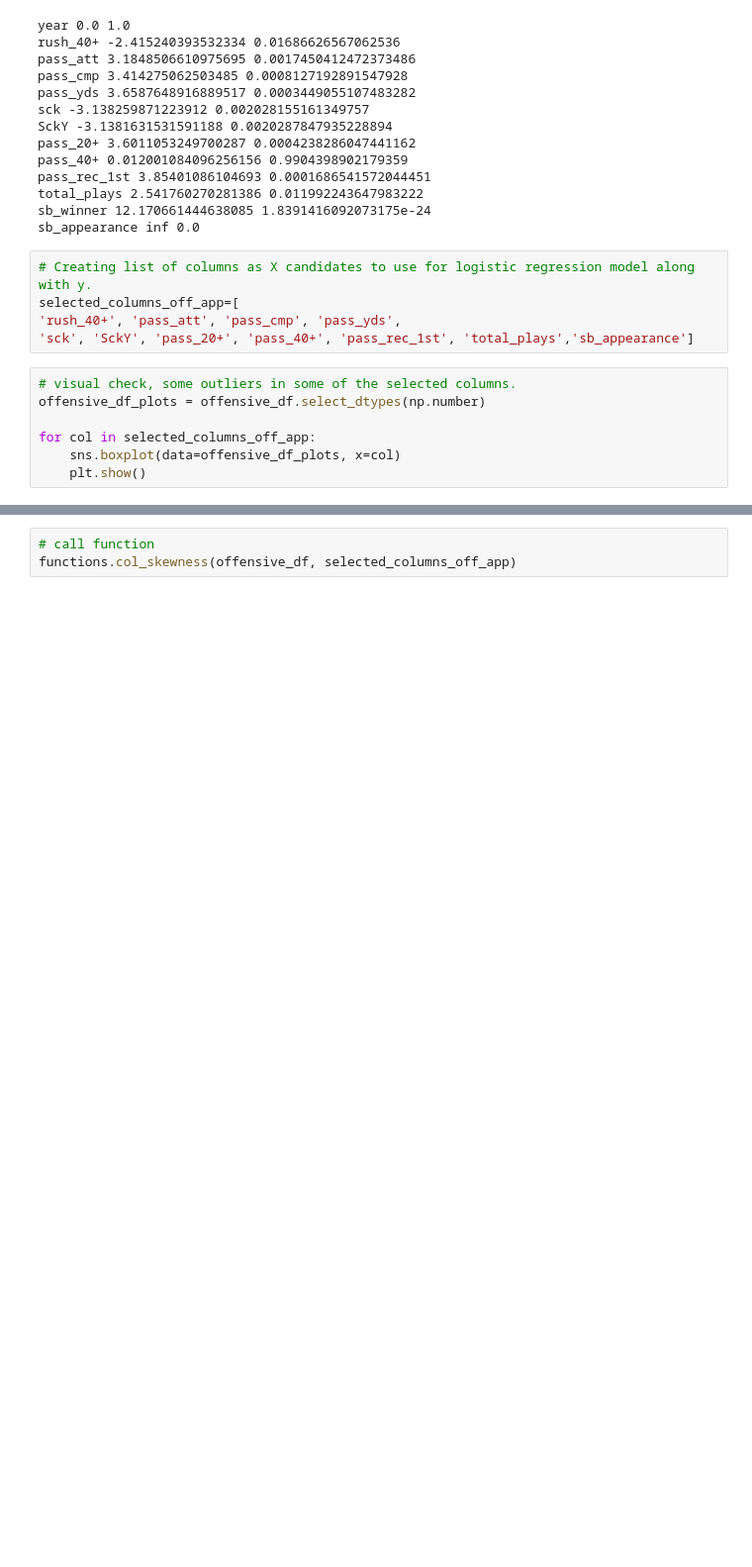
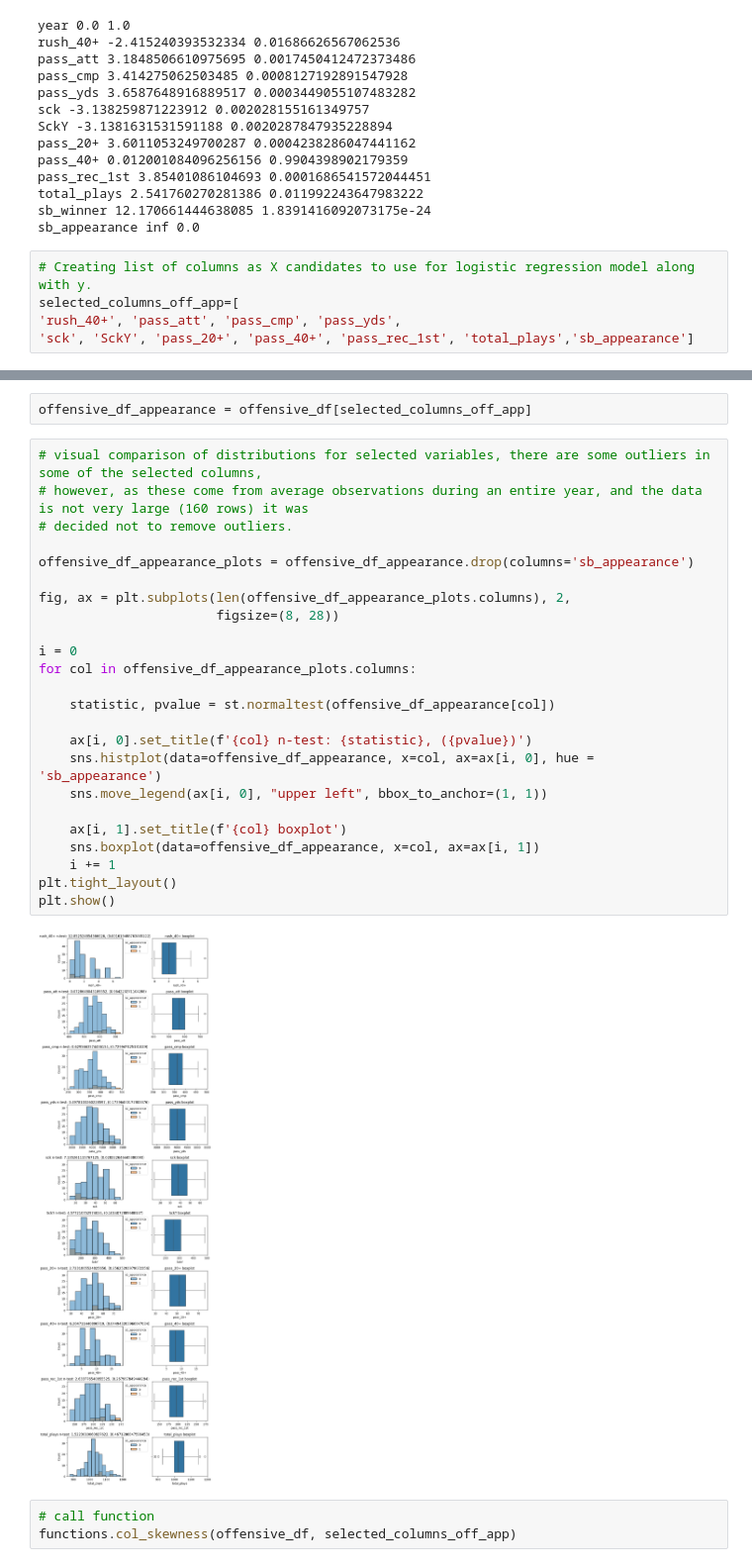
Before and after one commit to aferrers/nfl_superbowl_winners, a Jupyter notebook: notebooks/logistic_regression.ipynb, the cells around one changed output, grey strips where cells are left out. Shown at 99% size. Cells and saved outputs as stored; diff of their text form; blank space fills up the shorter version.

```diff
--- a/notebooks/logistic_regression.ipynb
+++ b/notebooks/logistic_regression.ipynb
@@ -652,10 +654,3 @@ sb_appearance inf 0.0
 selected_columns_off_app=[
 'rush_40+', 'pass_att', 'pass_cmp', 'pass_yds',
 'sck', 'SckY', 'pass_20+', 'pass_40+', 'pass_rec_1st', 'total_plays','sb_appearance']
-# %%
-# visual check, some outliers in some of the selected columns.
-offensive_df_plots = offensive_df.select_dtypes(np.number)
-
-for col in selected_columns_off_app:
-    sns.boxplot(data=offensive_df_plots, x=col)
-    plt.show()
@@ -674,3 +657,31 @@ for col in selected_columns_off_app:
+# %%
+offensive_df_appearance = offensive_df[selected_columns_off_app]
+# %%
+# visual comparison of distributions for selected variables, there are some outliers in some of the selected columns,
+# however, as these come from average observations during an entire year, and the data is not very large (160 rows) it was
+# decided not to remove outliers.
+
+offensive_df_appearance_plots = offensive_df_appearance.drop(columns='sb_appearance')
+
+fig, ax = plt.subplots(len(offensive_df_appearance_plots.columns), 2,
+                       figsize=(8, 28))
+
+i = 0
+for col in offensive_df_appearance_plots.columns:
+
+    statistic, pvalue = st.normaltest(offensive_df_appearance[col])
+
+    ax[i, 0].set_title(f'{col} n-test: {statistic}, ({pvalue})')
+    sns.histplot(data=offensive_df_appearance, x=col, ax=ax[i, 0], hue = 'sb_appearance')
+    sns.move_legend(ax[i, 0], "upper left", bbox_to_anchor=(1, 1))
+
+    ax[i, 1].set_title(f'{col} boxplot')
+    sns.boxplot(data=offensive_df_appearance, x=col, ax=ax[i, 1])
+    i += 1
+plt.tight_layout()
+plt.show()
+# %% [output]
+[figure, added]
 # %%
 # call function
 functions.col_skewness(offensive_df, selected_columns_off_app)
```
Also changed, not shown: parts of 6 cells of this notebook.
